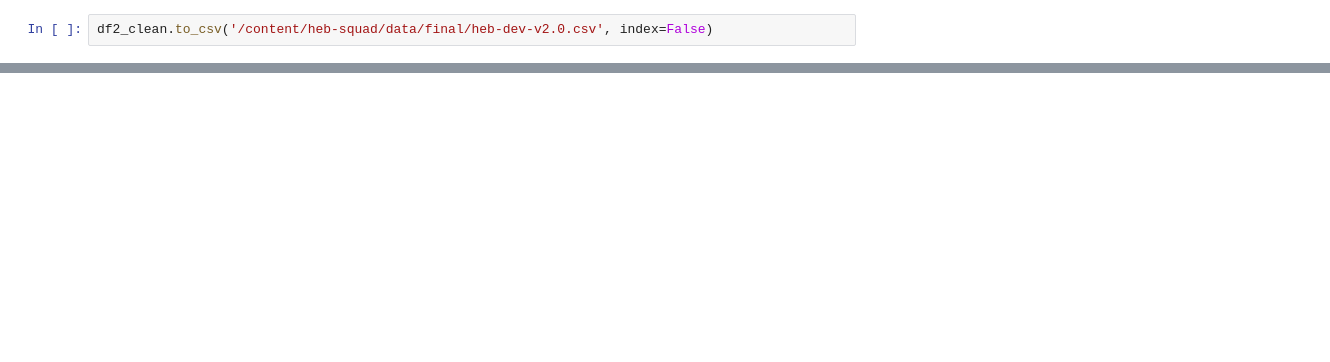
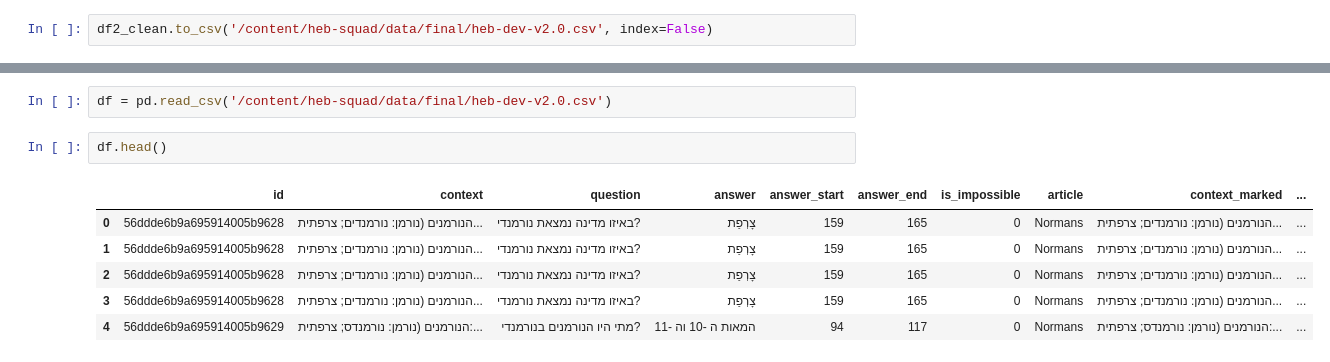
Before and after one commit to pokjay/heb-squad, a Jupyter notebook: preprocess_translate_squad_dev.ipynb, the cells around one changed output, grey strips where cells are left out. Drawn from its saved outputs; the diff is of its cells as text; blank space fills up the shorter version.

```diff
--- a/preprocess_translate_squad_dev.ipynb
+++ b/preprocess_translate_squad_dev.ipynb
@@ -290,0 +308,11 @@ df2_clean.to_csv('/content/heb-squad/data/final/heb-dev-v2.0.csv', index=False)
+# %%
+df = pd.read_csv('/content/heb-squad/data/final/heb-dev-v2.0.csv')
+# %%
+df.head()
+# %% [output]
+|  | id | context | question | answer | answer_start | answer_end | is_impossible | article | context_marked | ... |
+| 0 | 56ddde6b9a695914005b9628 | הנורמנים (נורמן: נורמנדים; צרפתית... | באיזו מדינה נמצאת נורמנדי? | צָרְפַת | 159 | 165 | 0 | Normans | הנורמנים (נורמן: נורמנדים; צרפתית... | ... |
+| 1 | 56ddde6b9a695914005b9628 | הנורמנים (נורמן: נורמנדים; צרפתית... | באיזו מדינה נמצאת נורמנדי? | צָרְפַת | 159 | 165 | 0 | Normans | הנורמנים (נורמן: נורמנדים; צרפתית... | ... |
+| 2 | 56ddde6b9a695914005b9628 | הנורמנים (נורמן: נורמנדים; צרפתית... | באיזו מדינה נמצאת נורמנדי? | צָרְפַת | 159 | 165 | 0 | Normans | הנורמנים (נורמן: נורמנדים; צרפתית... | ... |
+| 3 | 56ddde6b9a695914005b9628 | הנורמנים (נורמן: נורמנדים; צרפתית... | באיזו מדינה נמצאת נורמנדי? | צָרְפַת | 159 | 165 | 0 | Normans | הנורמנים (נורמן: נורמנדים; צרפתית... | ... |
+| 4 | 56ddde6b9a695914005b9629 | הנורמנים (נורמן: נורמנדס; צרפתית:... | מתי היו הנורמנים בנורמנדי? | המאות ה -10 וה -11 | 94 | 117 | 0 | Normans | הנורמנים (נורמן: נורמנדס; צרפתית:... | ... |
```
Also changed, not shown: parts of 12 cells of this notebook.
